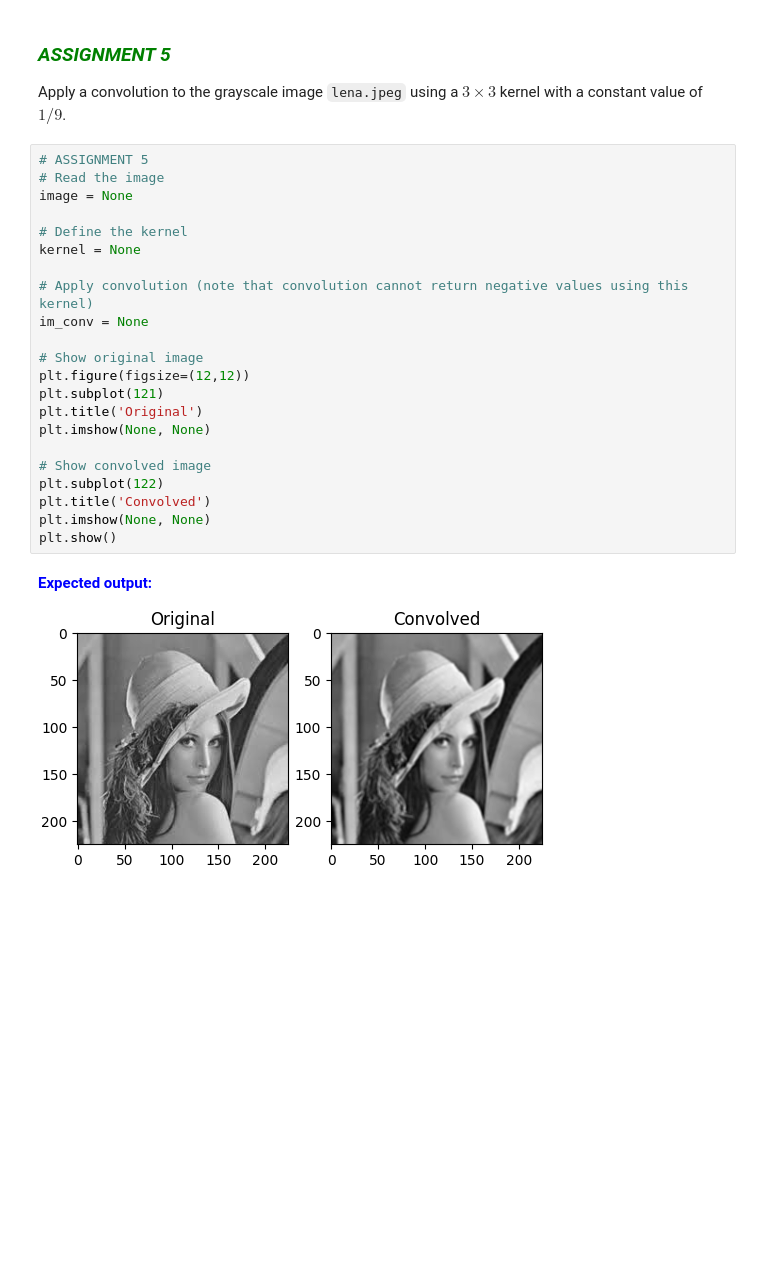
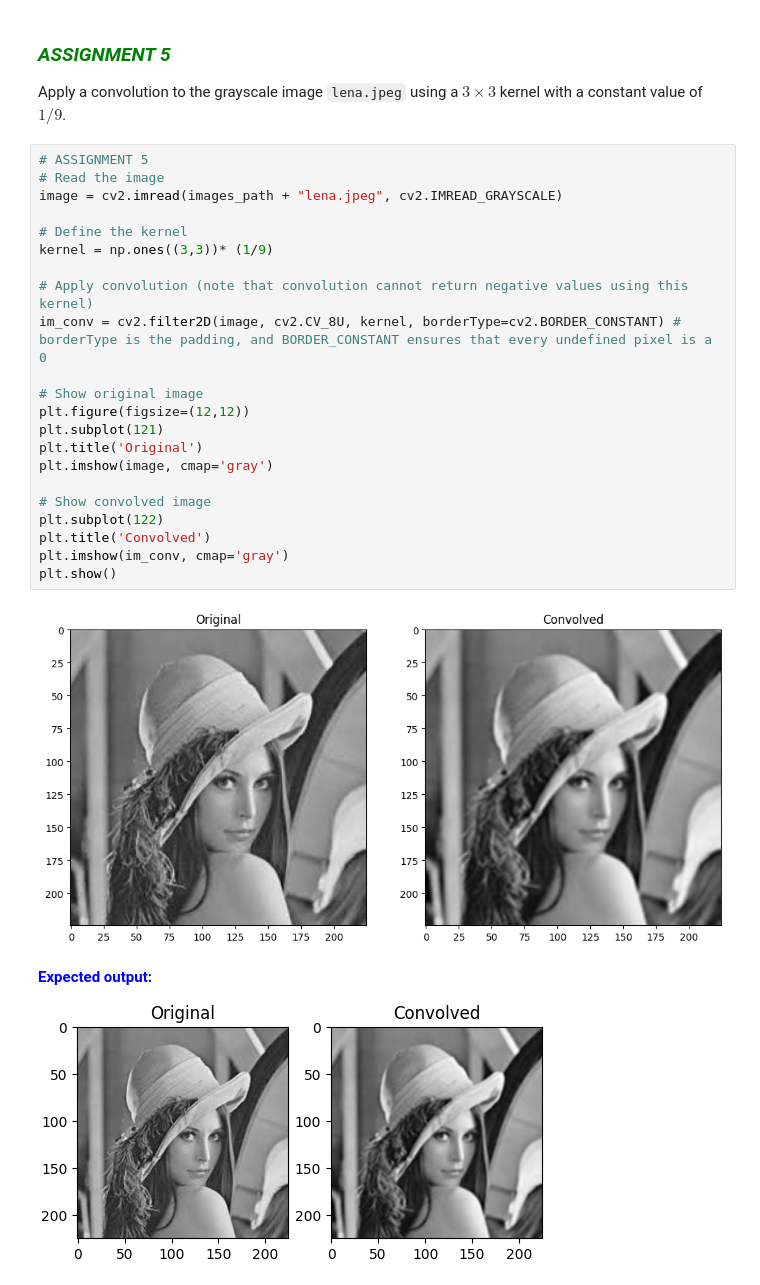
Before and after one commit to arrozet/practicas_cv_2025, a Jupyter notebook: Chapter 02. Image processing/2.1 IP tools.ipynb, the cells around one changed output. Cells and saved outputs as stored; diff of their text form; blank space fills up the shorter version.

```diff
--- a/Chapter 02. Image processing/2.1 IP tools.ipynb
+++ b/Chapter 02. Image processing/2.1 IP tools.ipynb
@@ -376,25 +382,27 @@ Apply a convolution to the grayscale image `lena.jpeg` using a $3\times3$ kernel
 # %%
 # ASSIGNMENT 5
 # Read the image
-image = None
+image = cv2.imread(images_path + "lena.jpeg", cv2.IMREAD_GRAYSCALE)
 
 # Define the kernel
-kernel = None
+kernel = np.ones((3,3))* (1/9)
 
 # Apply convolution (note that convolution cannot return negative values using this kernel)
-im_conv = None
+im_conv = cv2.filter2D(image, cv2.CV_8U, kernel, borderType=cv2.BORDER_CONSTANT) # borderType is the padding, and BORDER_CONSTANT ensures that every undefined pixel is a 0
 
 # Show original image
 plt.figure(figsize=(12,12))
 plt.subplot(121)
 plt.title('Original')
-plt.imshow(None, None)
+plt.imshow(image, cmap='gray')
 
 # Show convolved image
 plt.subplot(122)
 plt.title('Convolved')
-plt.imshow(None, None)
+plt.imshow(im_conv, cmap='gray')
 plt.show()
+# %% [output]
+[figure, added]
 # %% [markdown]
 <font color='blue'>**Expected output:**  </font>
 
```
Also changed, not shown: parts of 6 cells of this notebook.
